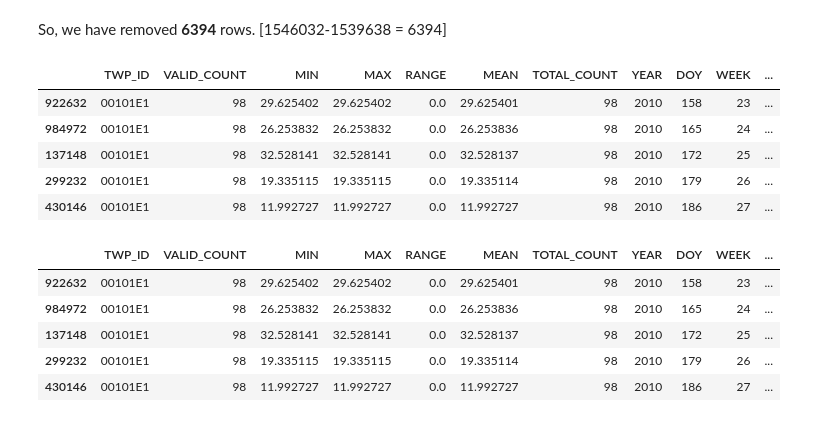
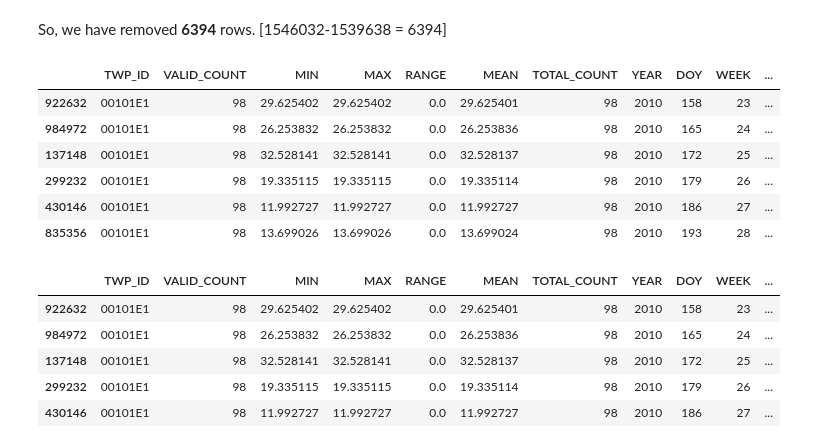
Before and after one commit to navdeep94/AAFC_UBC_Capstone_Crop_Prediction, a Jupyter notebook: data/EDA_AAFC.ipynb, the cells around one changed output. Drawn from its saved outputs; the diff is of its cells as text; code cells hidden in the pictures.

```diff
--- a/data/EDA_AAFC.ipynb
+++ b/data/EDA_AAFC.ipynb
@@ -457,11 +441,12 @@ So, we have removed **6394** rows. [1546032-1539638 = 6394]
 # Sorting values so that we can calculate 3 week rolling mean
 soil_moisture_canola.sort_values(by=['TWP_ID','YEAR', 'WEEK'], inplace=True)
 # %%
-soil_moisture_canola.head(5)
+soil_moisture_canola.head(6)
 # %% [output]
 |  | TWP_ID | VALID_COUNT | MIN | MAX | RANGE | MEAN | TOTAL_COUNT | YEAR | DOY | WEEK | ... |
 | 922632 | 00101E1 | 98 | 29.625402 | 29.625402 | 0.0 | 29.625401 | 98 | 2010 | 158 | 23 | ... |
 | 984972 | 00101E1 | 98 | 26.253832 | 26.253832 | 0.0 | 26.253836 | 98 | 2010 | 165 | 24 | ... |
 | 137148 | 00101E1 | 98 | 32.528141 | 32.528141 | 0.0 | 32.528137 | 98 | 2010 | 172 | 25 | ... |
 | 299232 | 00101E1 | 98 | 19.335115 | 19.335115 | 0.0 | 19.335114 | 98 | 2010 | 179 | 26 | ... |
 | 430146 | 00101E1 | 98 | 11.992727 | 11.992727 | 0.0 | 11.992727 | 98 | 2010 | 186 | 27 | ... |
+| 835356 | 00101E1 | 98 | 13.699026 | 13.699026 | 0.0 | 13.699024 | 98 | 2010 | 193 | 28 | ... |
```
Also changed, not shown: parts of 58 cells of this notebook, 4 other files.
